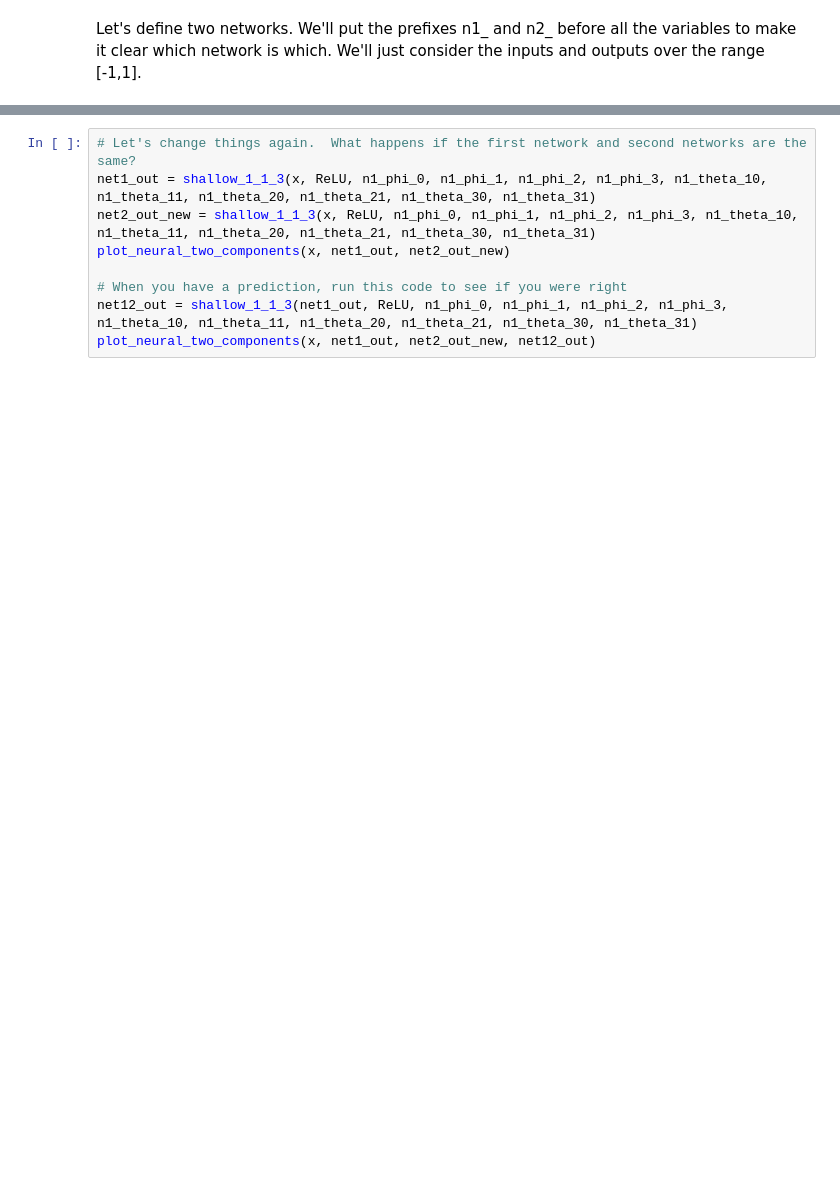
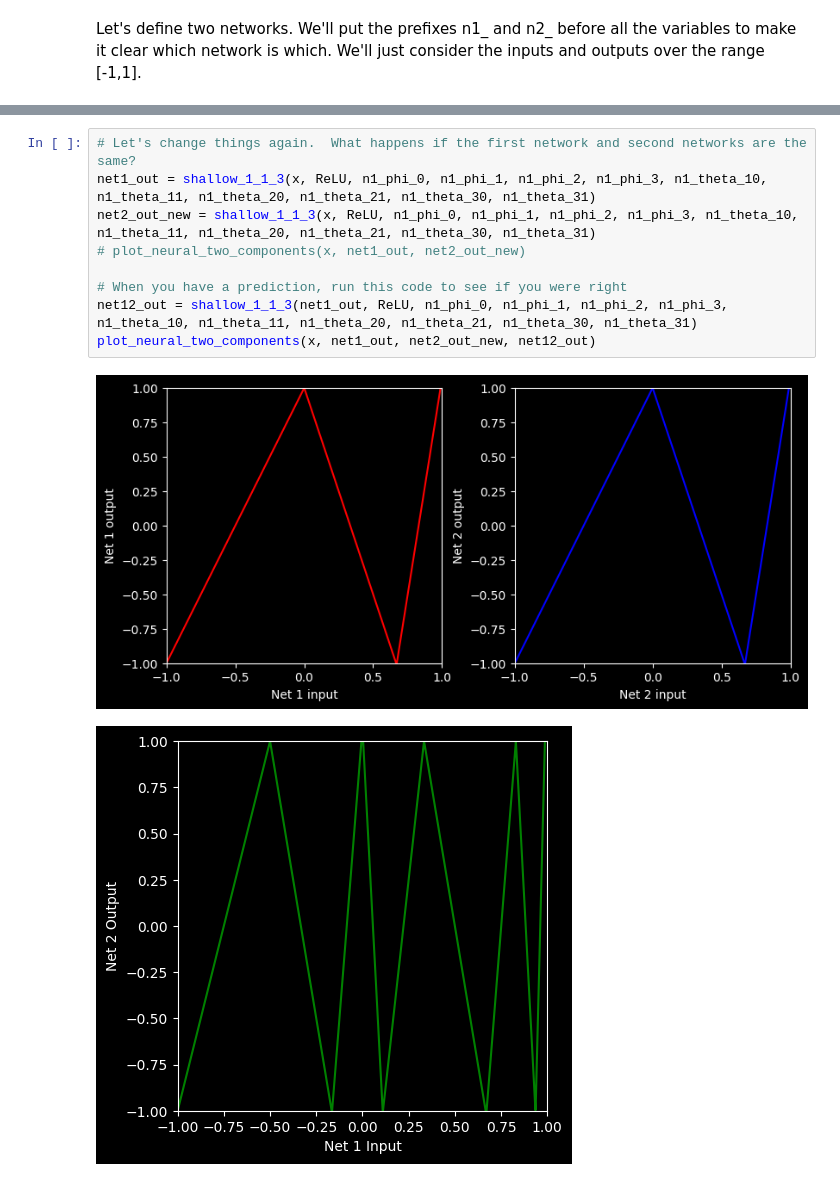
Before and after one commit to fahadsultan/csc372, a Jupyter notebook: dnn.ipynb, the cells around one changed output, grey strips where cells are left out. Cells and saved outputs as stored; diff of their text form; blank space fills up the shorter version.

```diff
--- a/dnn.ipynb
+++ b/dnn.ipynb
@@ -152,10 +206,13 @@ plot_neural_two_components(x, net1_out, net2_out, net12_out)
 # %%
 # Let's change things again.  What happens if the first network and second networks are the same?
 net1_out = shallow_1_1_3(x, ReLU, n1_phi_0, n1_phi_1, n1_phi_2, n1_phi_3, n1_theta_10, n1_theta_11, n1_theta_20, n1_theta_21, n1_theta_30, n1_theta_31)
 net2_out_new = shallow_1_1_3(x, ReLU, n1_phi_0, n1_phi_1, n1_phi_2, n1_phi_3, n1_theta_10, n1_theta_11, n1_theta_20, n1_theta_21, n1_theta_30, n1_theta_31)
-plot_neural_two_components(x, net1_out, net2_out_new)
+# plot_neural_two_components(x, net1_out, net2_out_new)
 
 # When you have a prediction, run this code to see if you were right
 net12_out = shallow_1_1_3(net1_out, ReLU, n1_phi_0, n1_phi_1, n1_phi_2, n1_phi_3, n1_theta_10, n1_theta_11, n1_theta_20, n1_theta_21, n1_theta_30, n1_theta_31)
 plot_neural_two_components(x, net1_out, net2_out_new, net12_out)
+# %% [output]
+[figure, added]
+[figure, added]
 # %%
```
Also changed, not shown: parts of 13 cells of this notebook, 30 other files.
